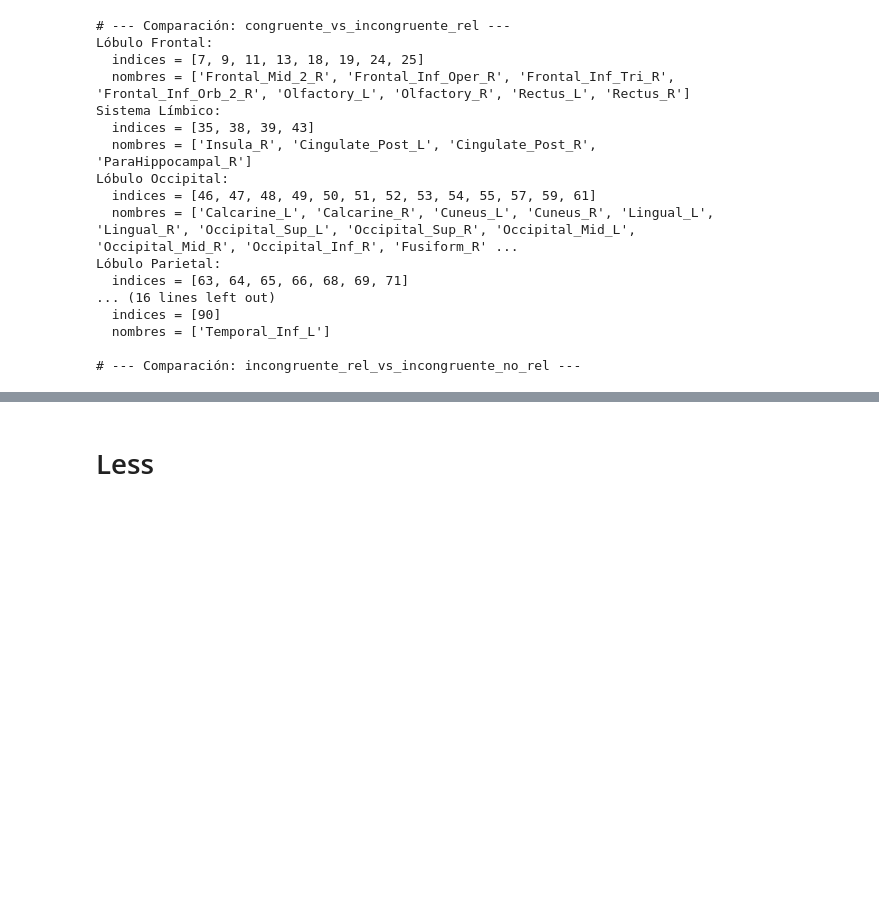
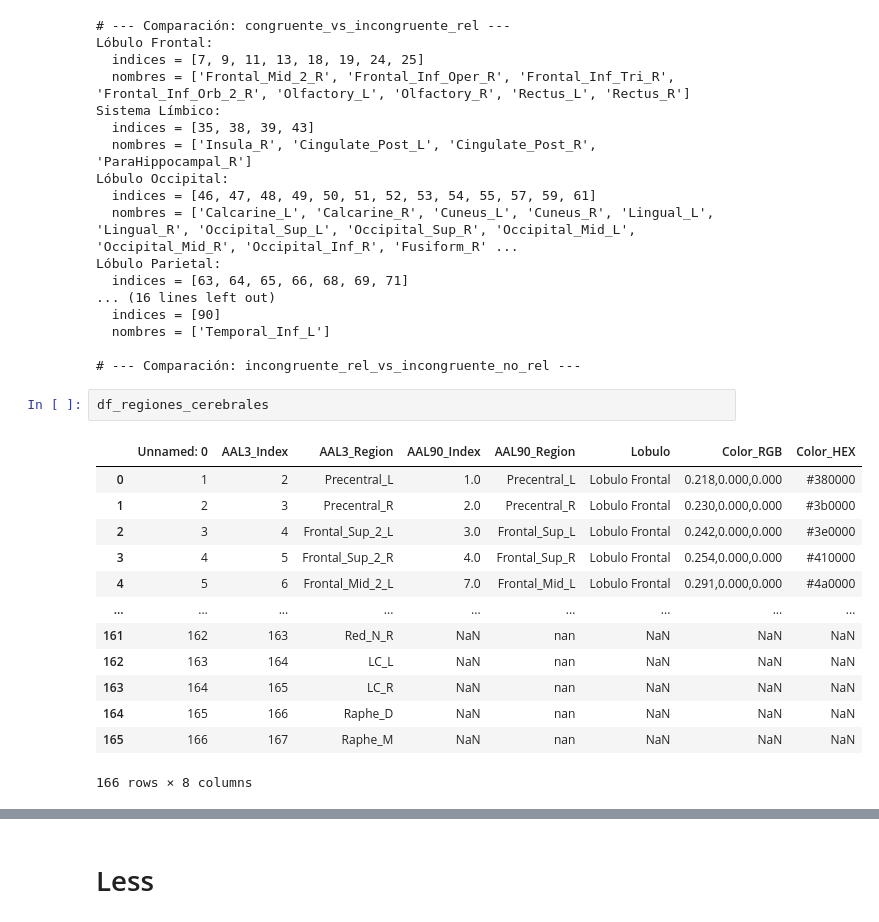
Before and after one commit to carrielfelipe/EEG_ERP_Analysis, a Jupyter notebook: PWI/LORETA_Significancia.ipynb, the cells around one changed output, grey strips where cells are left out. Drawn from its saved outputs; the diff is of its cells as text; blank space fills up the shorter version.

```diff
--- a/PWI/LORETA_Significancia.ipynb
+++ b/PWI/LORETA_Significancia.ipynb
@@ -1288,3 +858,19 @@ Lóbulo Parietal:
   nombres = ['Temporal_Inf_L']
 
 # --- Comparación: incongruente_rel_vs_incongruente_no_rel ---
+# %%
+df_regiones_cerebrales
+# %% [output]
+|  | Unnamed: 0 | AAL3_Index | AAL3_Region | AAL90_Index | AAL90_Region | Lobulo | Color_RGB | Color_HEX |
+| 0 | 1 | 2 | Precentral_L | 1.0 | Precentral_L | Lobulo Frontal | 0.218,0.000,0.000 | #380000 |
+| 1 | 2 | 3 | Precentral_R | 2.0 | Precentral_R | Lobulo Frontal | 0.230,0.000,0.000 | #3b0000 |
+| 2 | 3 | 4 | Frontal_Sup_2_L | 3.0 | Frontal_Sup_L | Lobulo Frontal | 0.242,0.000,0.000 | #3e0000 |
+| 3 | 4 | 5 | Frontal_Sup_2_R | 4.0 | Frontal_Sup_R | Lobulo Frontal | 0.254,0.000,0.000 | #410000 |
+| 4 | 5 | 6 | Frontal_Mid_2_L | 7.0 | Frontal_Mid_L | Lobulo Frontal | 0.291,0.000,0.000 | #4a0000 |
+| ... | ... | ... | ... | ... | ... | ... | ... | ... |
+| 161 | 162 | 163 | Red_N_R | NaN | nan | NaN | NaN | NaN |
+| 162 | 163 | 164 | LC_L | NaN | nan | NaN | NaN | NaN |
+| 163 | 164 | 165 | LC_R | NaN | nan | NaN | NaN | NaN |
+| 164 | 165 | 166 | Raphe_D | NaN | nan | NaN | NaN | NaN |
+| 165 | 166 | 167 | Raphe_M | NaN | nan | NaN | NaN | NaN |
+166 rows × 8 columns
```
Also changed, not shown: parts of 11 cells of this notebook, 58 other files.
